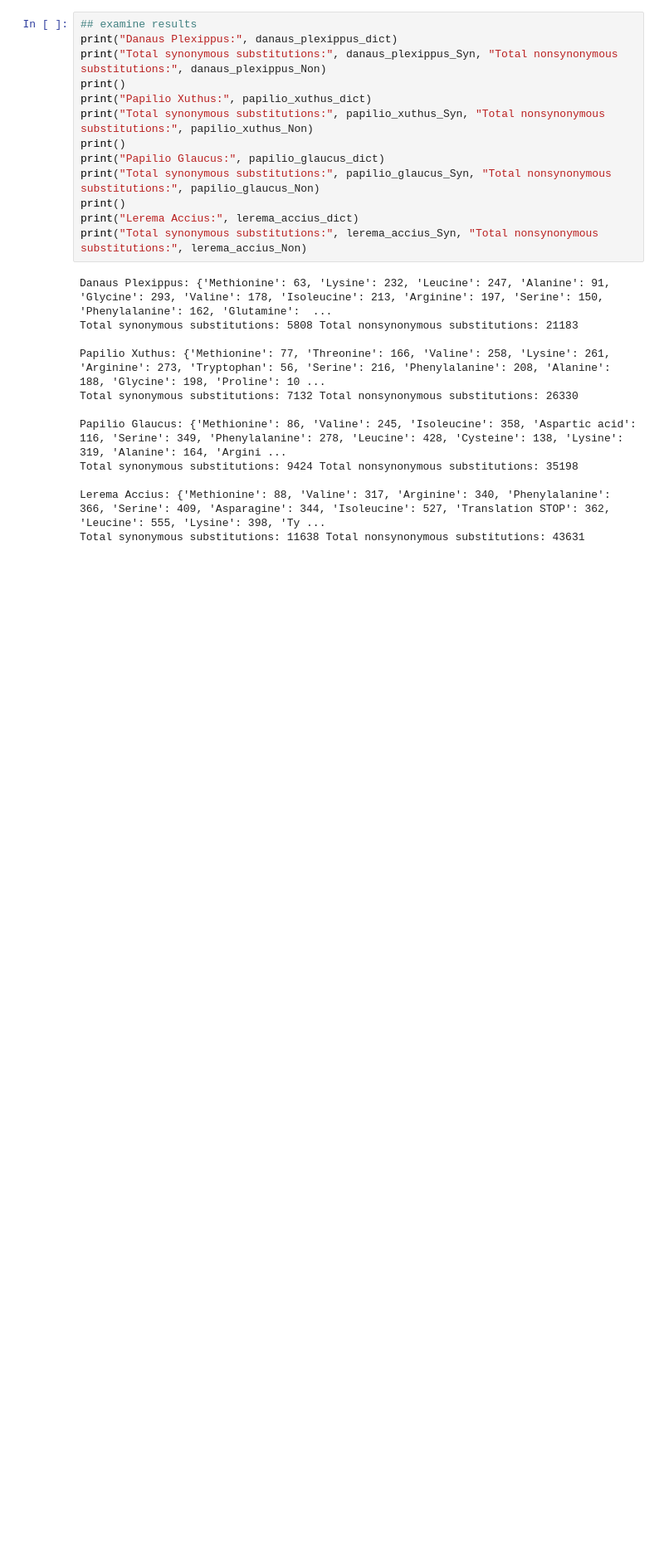
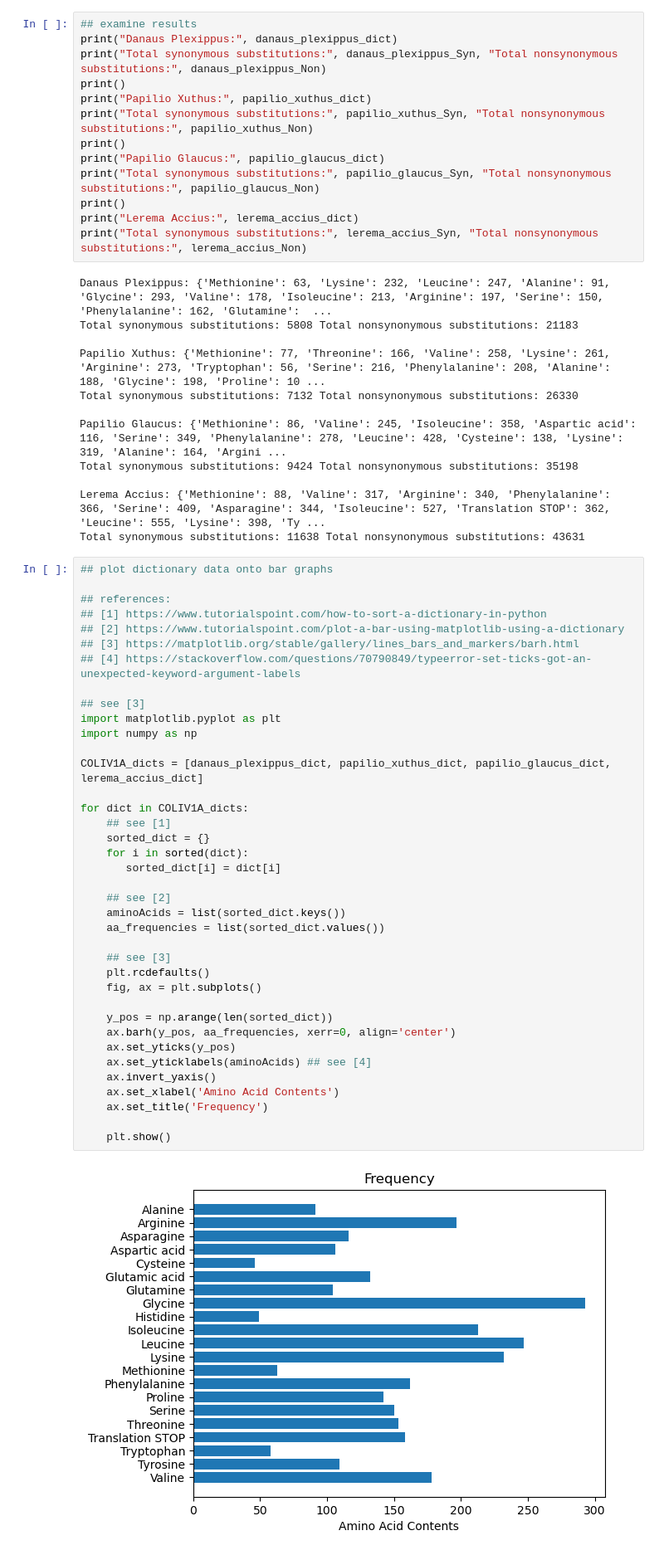
Before and after one commit to MartiTal/PythonAminoAcidAnalysis, a Jupyter notebook: AminoAcidAnalysisMethodsWithButterflyData.ipynb, the cells around one changed output. Shown at 83% size. Saved outputs shown, nothing was run; the diff lists cells and outputs as text; blank space fills up the shorter version.

Commit message:
Update amino acid analysis to include bar graphs

```diff
--- a/AminoAcidAnalysisMethodsWithButterflyData.ipynb
+++ b/AminoAcidAnalysisMethodsWithButterflyData.ipynb
@@ -447,3 +447,43 @@ Total synonymous substitutions: 9424 Total nonsynonymous substitutions: 35198
 
 Lerema Accius: {'Methionine': 88, 'Valine': 317, 'Arginine': 340, 'Phenylalanine': 366, 'Serine': 409, 'Asparagine': 344, 'Isoleucine': 527, 'Translation STOP': 362, 'Leucine': 555, 'Lysine': 398, 'Ty ...
 Total synonymous substitutions: 11638 Total nonsynonymous substitutions: 43631
+# %%
+## plot dictionary data onto bar graphs
+
+## references:
+## [1] https://www.tutorialspoint.com/how-to-sort-a-dictionary-in-python
+## [2] https://www.tutorialspoint.com/plot-a-bar-using-matplotlib-using-a-dictionary
+## [3] https://matplotlib.org/stable/gallery/lines_bars_and_markers/barh.html
+## [4] https://stackoverflow.com/questions/70790849/typeerror-set-ticks-got-an-unexpected-keyword-argument-labels
+
+## see [3]
+import matplotlib.pyplot as plt
+import numpy as np
+
+COLIV1A_dicts = [danaus_plexippus_dict, papilio_xuthus_dict, papilio_glaucus_dict, lerema_accius_dict]
+
+for dict in COLIV1A_dicts:
+    ## see [1]
+    sorted_dict = {}
+    for i in sorted(dict):
+       sorted_dict[i] = dict[i]
+
+    ## see [2]
+    aminoAcids = list(sorted_dict.keys())
+    aa_frequencies = list(sorted_dict.values())
+
+    ## see [3]
+    plt.rcdefaults()
+    fig, ax = plt.subplots()
+
+    y_pos = np.arange(len(sorted_dict))
+    ax.barh(y_pos, aa_frequencies, xerr=0, align='center')
+    ax.set_yticks(y_pos)
+    ax.set_yticklabels(aminoAcids) ## see [4]
+    ax.invert_yaxis()
+    ax.set_xlabel('Amino Acid Contents')
+    ax.set_title('Frequency')
+
+    plt.show()
+# %% [output]
+[figure, added]
```
Also changed, not shown: parts of 1 cell of this notebook.
